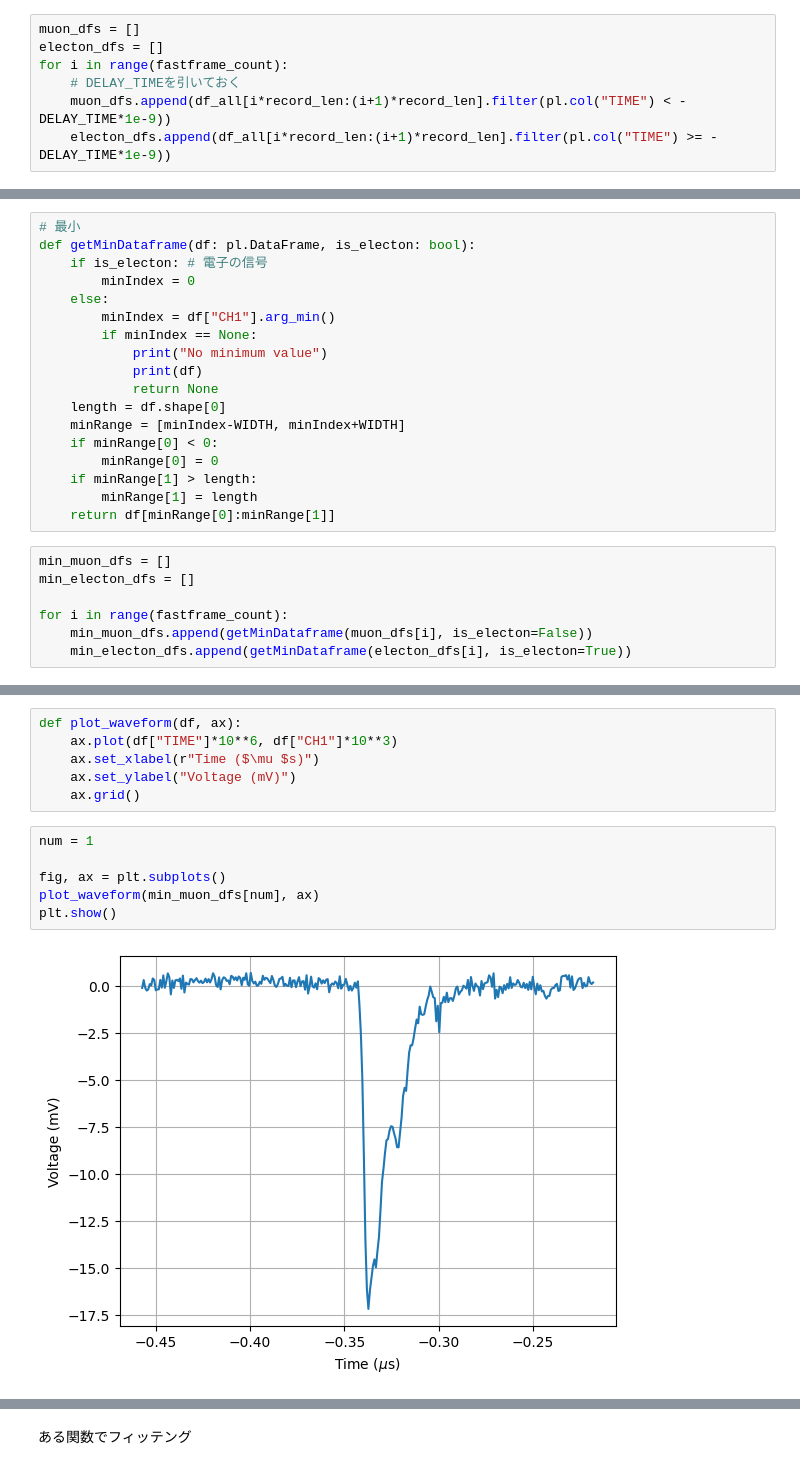
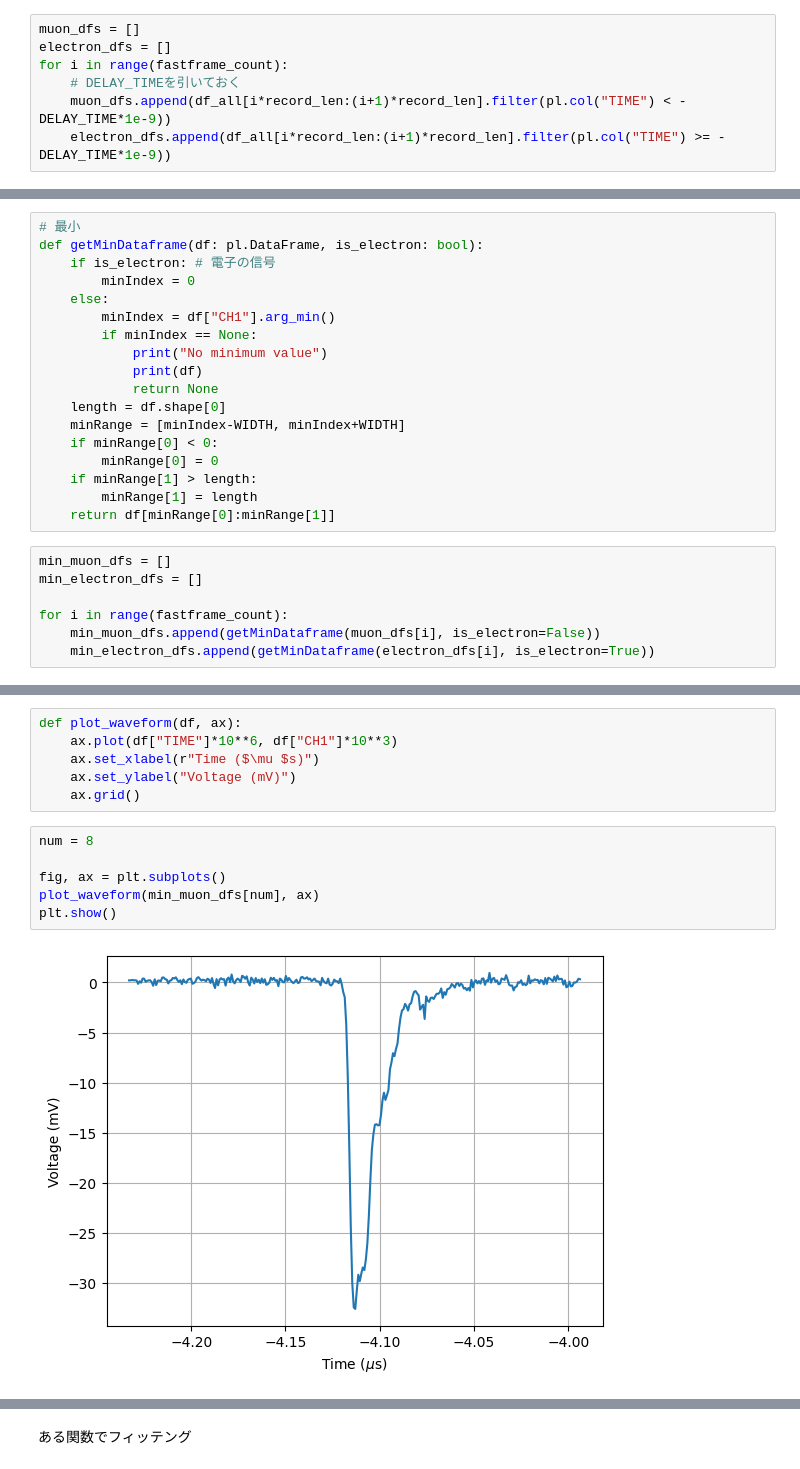
Before and after one commit to jijinbei/QuarkPhy, a Jupyter notebook: Vplot/src/vplot/vplot.ipynb, the cells around one changed output, grey strips where cells are left out. Saved outputs shown, nothing was run; the diff lists cells and outputs as text.

```diff
--- a/Vplot/src/vplot/vplot.ipynb
+++ b/Vplot/src/vplot/vplot.ipynb
@@ -60,11 +60,11 @@ shape: (31_250_000, 2)
 | 0.000002 | -0.000091 |
 # %%
 muon_dfs = []
-electon_dfs = []
+electron_dfs = []
 for i in range(fastframe_count):
     # DELAY_TIMEを引いておく
     muon_dfs.append(df_all[i*record_len:(i+1)*record_len].filter(pl.col("TIME") < -DELAY_TIME*1e-9))
-    electon_dfs.append(df_all[i*record_len:(i+1)*record_len].filter(pl.col("TIME") >= -DELAY_TIME*1e-9))
+    electron_dfs.append(df_all[i*record_len:(i+1)*record_len].filter(pl.col("TIME") >= -DELAY_TIME*1e-9))
 # %%
 muon_dfs[0]
 # %% [output]
@@ -148,8 +148,8 @@ plt.show()
 WIDTH = 150
 # %%
 # 最小
-def getMinDataframe(df: pl.DataFrame, is_electon: bool):
-    if is_electon: # 電子の信号
+def getMinDataframe(df: pl.DataFrame, is_electron: bool):
+    if is_electron: # 電子の信号
         minIndex = 0
     else:
         minIndex = df["CH1"].arg_min()
@@ -166,11 +166,11 @@ def getMinDataframe(df: pl.DataFrame, is_electon: bool):
     return df[minRange[0]:minRange[1]]
 # %%
 min_muon_dfs = []
-min_electon_dfs = []
+min_electron_dfs = []
 
 for i in range(fastframe_count):
-    min_muon_dfs.append(getMinDataframe(muon_dfs[i], is_electon=False))
-    min_electon_dfs.append(getMinDataframe(electon_dfs[i], is_electon=True))
+    min_muon_dfs.append(getMinDataframe(muon_dfs[i], is_electron=False))
+    min_electron_dfs.append(getMinDataframe(electron_dfs[i], is_electron=True))
 # %%
 min_muon_dfs[7]
 # %% [output]
@@ -212,10 +212,10 @@ def plot_waveform(df, ax):
     ax.set_ylabel("Voltage (mV)")
     ax.grid()
 # %%
-num = 1
+num = 8
 
 fig, ax = plt.subplots()
 plot_waveform(min_muon_dfs[num], ax)
 plt.show()
 # %% [output]
-[figure, old version]
+[figure, new version]
```
Also changed, not shown: parts of 14 cells of this notebook.
